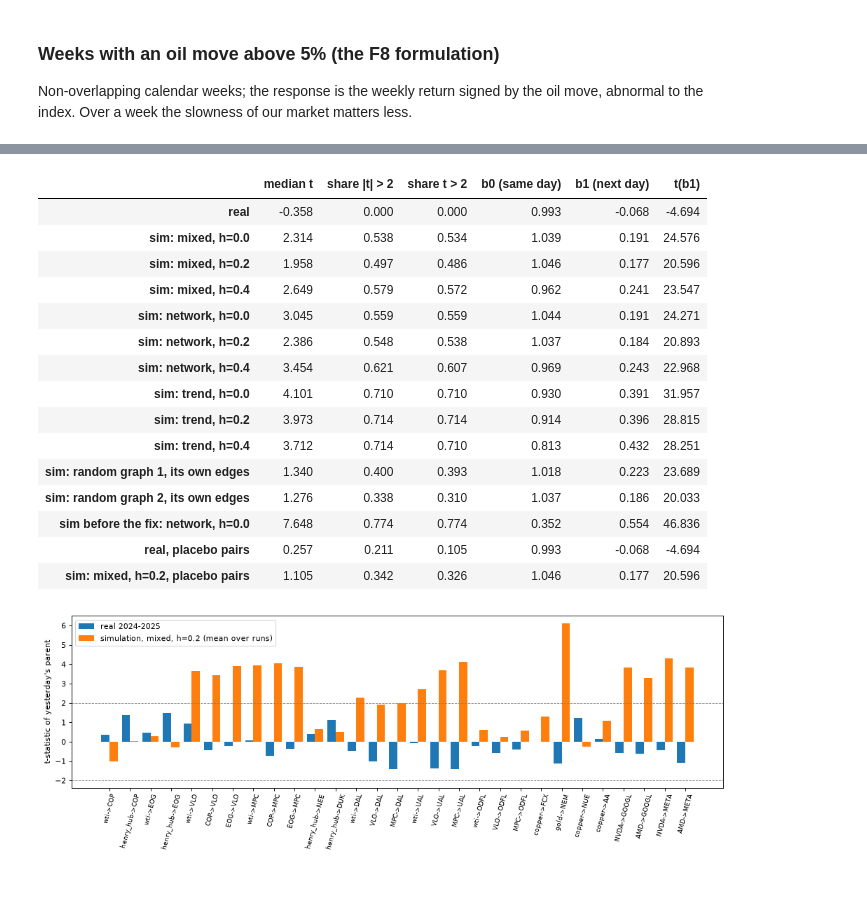
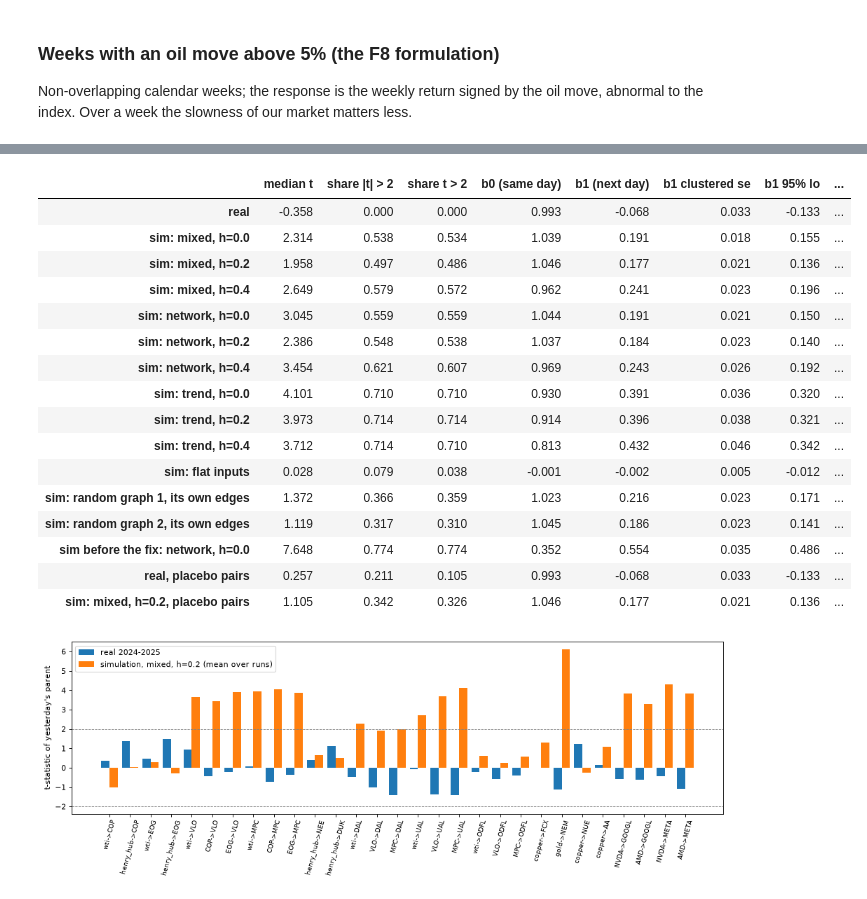
Before and after one commit to dmitrykitty/stock-exchange-simulation, a Jupyter notebook: notebooks/06_real_checks.ipynb, the cells around one changed output, grey strips where cells are left out. Drawn from its saved outputs; the diff is of its cells as text; code cells hidden in the pictures.

```diff
--- a/notebooks/06_real_checks.ipynb
+++ b/notebooks/06_real_checks.ipynb
@@ -590,7 +653,7 @@ rng = np.random.default_rng(5)
 boot = truth_weeks[rng.integers(0, len(week_events), (2000, len(week_events)))].mean(axis=1)
 lo, hi = np.quantile(boot, 0.025, axis=0), np.quantile(boot, 0.975, axis=0)
 rows = {"R (real_v1)": compare(week_response(ref_real).mean(axis=0), truth, lo, hi)}
-for name, runs in (CELLS | RANDOM_SIM).items():
+for name, runs in (CELLS | RANDOM_SIM | FLAT_SIM).items():
     rows["sim: " + name] = compare(np.mean([week_response(r).mean(axis=0) for r in runs], axis=0), truth, lo, hi)
 control = pd.DataFrame([compare(week_response(r).mean(axis=0), truth, lo, hi) for r in ref_random])
 week_table = pd.DataFrame(rows).T
@@ -619,0 +691,15 @@ week_table.round(3)
+# %%
+def facts(frame):
+    x = frame[TICKERS].iloc[WARMUP:]
+    return {"autocorr r, lag 1": x.apply(lambda c: c.autocorr(1)).median(),
+            "autocorr |r|, lag 1": x.abs().apply(lambda c: c.autocorr(1)).median(),
+            "excess kurtosis": x.kurt().median(),
+            "daily std, %": 100 * x.std().median(),
+            "corr with real returns": x.corrwith(real[TICKERS].iloc[WARMUP:]).median()}
+
+
+rows = {"real 2024-2025": facts(real), "R (real_v1)": facts(ref_real)}
+for name, runs in ({MAIN: CELLS[MAIN]} | RANDOM_SIM | FLAT_SIM).items():
+    rows["sim: " + name] = pd.DataFrame([facts(r) for r in runs]).mean()
+facts_table = pd.DataFrame(rows).T
+facts_table.round(3)
@@ -650,57 +751,79 @@ def lag_tests(frame, pairs):
     return pd.DataFrame(rows).set_index("edge")
 
 
+def ols_cluster(y, x, groups):
+    # OLS with an intercept; standard errors clustered by `groups` (sandwich estimator, small-sample factor).
+    mask = ~(np.isnan(y) | np.isnan(x).any(axis=1))
+    y, x, groups = y[mask], np.column_stack([np.ones(mask.sum()), x[mask]]), groups[mask]
+    beta, *_ = np.linalg.lstsq(x, y, rcond=None)
+    resid = y - x @ beta
+    bread = np.linalg.inv(x.T @ x)
+    meat = np.zeros((x.shape[1], x.shape[1]))
+    labels = np.unique(groups)
+    for g in labels:
+        score = x[groups == g].T @ resid[groups == g]
+        meat += np.outer(score, score)
+    n, k, m = len(y), x.shape[1], len(labels)
+    cov = bread @ meat @ bread * (m / (m - 1)) * ((n - 1) / (n - k))
+    return beta[1:], np.sqrt(np.diag(cov)[1:])
+
+
 def own_reference(frame, reference):
     y = frame[TICKERS].to_numpy().ravel(order="F")
     x0 = reference[TICKERS].to_numpy().ravel(order="F")
     x1 = reference[TICKERS].shift(1).to_numpy().ravel(order="F")
-    b, t = ols_t(y, np.column_stack([x0, x1]))
-    return {"b0 (same day)": b[0], "b1 (next day)": b[1], "t(b1)": t[1]}
+    blocks = np.tile(np.arange(len(frame)) // 5, len(TICKERS))
+    b, se = ols_cluster(y, np.column_stack([x0, x1]), blocks)
+    return {"b0 (same day)": b[0], "b1 (next day)": b[1], "b1 clustered se": se[1],
+            "b1 95% lo": b[1] - 1.96 * se[1], "b1 95% hi": b[1] + 1.96 * se[1]}
 
 
 real_after = real.copy()
 real_after.iloc[:WARMUP] = np.nan
 PLACEBO = [pair for pair in RANDOM[0][1] if pair not in REAL_PAIRS]
 
 
 def lag_summary(runs, reference, pairs=REAL_PAIRS):
     tests = [lag_tests(r, pairs) for r in runs]
     t = pd.concat([x.t_lag for x in tests], axis=1, keys=range(len(tests)))
     values = t.to_numpy().ravel()
     own = pd.DataFrame([own_reference(r, reference) for r in runs]).mean()
     return {"median t": np.nanmedian(values), "share |t| > 2": np.mean(np.abs(values) > 2),
             "share t > 2": np.mean(values > 2), **own}, t.mean(axis=1)
 
 
 lag_rows, lag_by_edge = {}, {}
 lag_rows["real"], lag_by_edge["real"] = lag_summary([real_after], ref_real)
 for name, runs in CELLS.items():
     lag_rows["sim: " + name], lag_by_edge["sim: " + name] = lag_summary(runs, ref_real)
+for name, runs in FLAT_SIM.items():
+    lag_rows["sim: " + name], _ = lag_summary(runs, ref_real)
 for k, (name, runs) in enumerate(RANDOM_SIM.items()):
     lag_rows[f"sim: {name}, its own edges"], _ = lag_summary(runs, ref_random[k], RANDOM[k][1])
 for name, runs in BEFORE.items():
     lag_rows["sim " + name], _ = lag_summary(runs, ref_real)
 lag_rows["real, placebo pairs"], _ = lag_summary([real_after], ref_real, PLACEBO)
 lag_rows[f"sim: {MAIN}, placebo pairs"], _ = lag_summary(CELLS[MAIN], ref_real, PLACEBO)
 lag_table = pd.DataFrame(lag_rows).T
 lag_table.round(3)
 # %% [output]
-|  | median t | share |t| > 2 | share t > 2 | b0 (same day) | b1 (next day) | t(b1) |
-| real | -0.358 | 0.000 | 0.000 | 0.993 | -0.068 | -4.694 |
-| sim: mixed, h=0.0 | 2.314 | 0.538 | 0.534 | 1.039 | 0.191 | 24.576 |
-| sim: mixed, h=0.2 | 1.958 | 0.497 | 0.486 | 1.046 | 0.177 | 20.596 |
-| sim: mixed, h=0.4 | 2.649 | 0.579 | 0.572 | 0.962 | 0.241 | 23.547 |
-| sim: network, h=0.0 | 3.045 | 0.559 | 0.559 | 1.044 | 0.191 | 24.271 |
-| sim: network, h=0.2 | 2.386 | 0.548 | 0.538 | 1.037 | 0.184 | 20.893 |
-| sim: network, h=0.4 | 3.454 | 0.621 | 0.607 | 0.969 | 0.243 | 22.968 |
-| sim: trend, h=0.0 | 4.101 | 0.710 | 0.710 | 0.930 | 0.391 | 31.957 |
-| sim: trend, h=0.2 | 3.973 | 0.714 | 0.714 | 0.914 | 0.396 | 28.815 |
-| sim: trend, h=0.4 | 3.712 | 0.714 | 0.710 | 0.813 | 0.432 | 28.251 |
-| sim: random graph 1, its own edges | 1.340 | 0.400 | 0.393 | 1.018 | 0.223 | 23.689 |
-| sim: random graph 2, its own edges | 1.276 | 0.338 | 0.310 | 1.037 | 0.186 | 20.033 |
-| sim before the fix: network, h=0.0 | 7.648 | 0.774 | 0.774 | 0.352 | 0.554 | 46.836 |
-| real, placebo pairs | 0.257 | 0.211 | 0.105 | 0.993 | -0.068 | -4.694 |
-| sim: mixed, h=0.2, placebo pairs | 1.105 | 0.342 | 0.326 | 1.046 | 0.177 | 20.596 |
+|  | median t | share |t| > 2 | share t > 2 | b0 (same day) | b1 (next day) | b1 clustered se | b1 95% lo | ... |
+| real | -0.358 | 0.000 | 0.000 | 0.993 | -0.068 | 0.033 | -0.133 | ... |
+| sim: mixed, h=0.0 | 2.314 | 0.538 | 0.534 | 1.039 | 0.191 | 0.018 | 0.155 | ... |
+| sim: mixed, h=0.2 | 1.958 | 0.497 | 0.486 | 1.046 | 0.177 | 0.021 | 0.136 | ... |
+| sim: mixed, h=0.4 | 2.649 | 0.579 | 0.572 | 0.962 | 0.241 | 0.023 | 0.196 | ... |
+| sim: network, h=0.0 | 3.045 | 0.559 | 0.559 | 1.044 | 0.191 | 0.021 | 0.150 | ... |
+| sim: network, h=0.2 | 2.386 | 0.548 | 0.538 | 1.037 | 0.184 | 0.023 | 0.140 | ... |
+| sim: network, h=0.4 | 3.454 | 0.621 | 0.607 | 0.969 | 0.243 | 0.026 | 0.192 | ... |
+| sim: trend, h=0.0 | 4.101 | 0.710 | 0.710 | 0.930 | 0.391 | 0.036 | 0.320 | ... |
+| sim: trend, h=0.2 | 3.973 | 0.714 | 0.714 | 0.914 | 0.396 | 0.038 | 0.321 | ... |
+| sim: trend, h=0.4 | 3.712 | 0.714 | 0.710 | 0.813 | 0.432 | 0.046 | 0.342 | ... |
+| sim: flat inputs | 0.028 | 0.079 | 0.038 | -0.001 | -0.002 | 0.005 | -0.012 | ... |
+| sim: random graph 1, its own edges | 1.372 | 0.366 | 0.359 | 1.023 | 0.216 | 0.023 | 0.171 | ... |
+| sim: random graph 2, its own edges | 1.119 | 0.317 | 0.310 | 1.045 | 0.186 | 0.023 | 0.141 | ... |
+| sim before the fix: network, h=0.0 | 7.648 | 0.774 | 0.774 | 0.352 | 0.554 | 0.035 | 0.486 | ... |
+| real, placebo pairs | 0.257 | 0.211 | 0.105 | 0.993 | -0.068 | 0.033 | -0.133 | ... |
+| sim: mixed, h=0.2, placebo pairs | 1.105 | 0.342 | 0.326 | 1.046 | 0.177 | 0.021 | 0.136 | ... |
 # %%
 edges = pd.DataFrame({"weight": {f"{e.parent}->{e.child}": e.w_full for e in GRAPH.edges if e.parent != "sp500"},
                       "real t": lag_by_edge["real"], f"sim t ({MAIN})": lag_by_edge[f"sim: {MAIN}"]})
```
Also changed, not shown: parts of 15 cells of this notebook.
